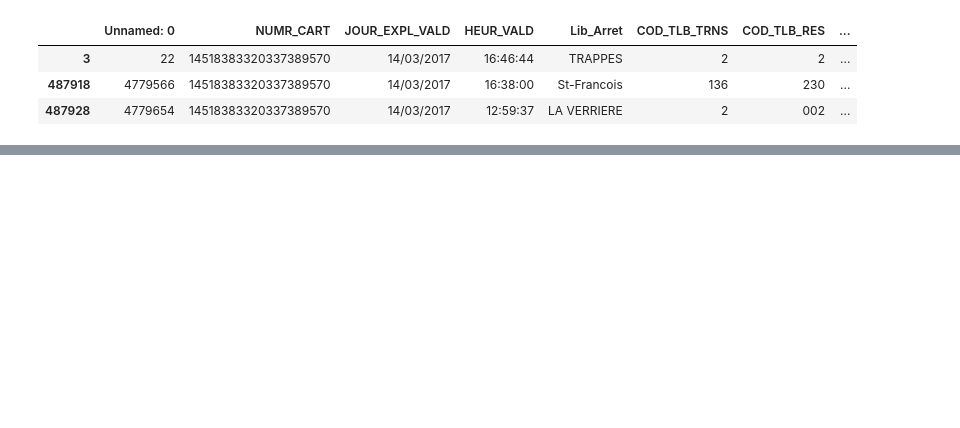
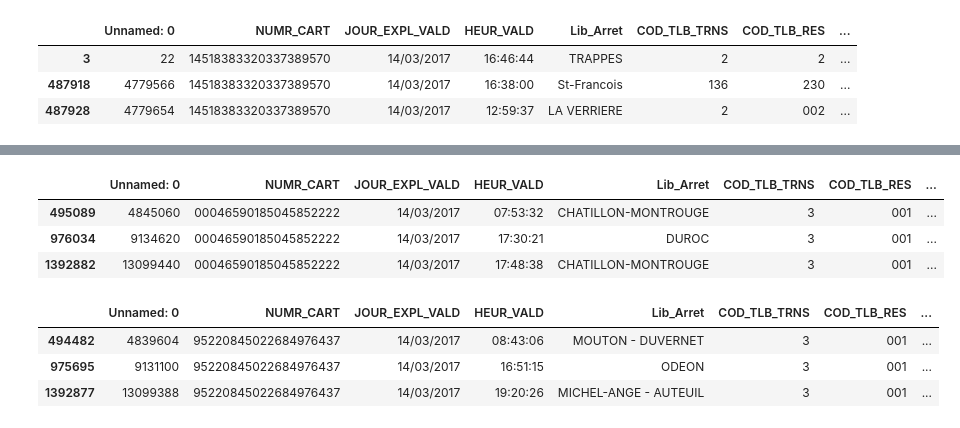
Before and after one commit to Leoyao87820984/Handle_AFC_data, a Jupyter notebook: Handle_AFC_individuel_3.ipynb, the cells around one changed output, grey strips where cells are left out. Saved outputs shown, nothing was run; the diff lists cells and outputs as text; code cells hidden in the pictures; blank space fills up the shorter version.

```diff
--- a/Handle_AFC_individuel_3.ipynb
+++ b/Handle_AFC_individuel_3.ipynb
@@ -72,0 +66,14 @@ data[data['NUMR_CART'] == '14518383320337389570']
+# %%
+data[data['NUMR_CART'] == '00046590185045852222']
+# %% [output]
+|  | Unnamed: 0 | NUMR_CART | JOUR_EXPL_VALD | HEUR_VALD | Lib_Arret | COD_TLB_TRNS | COD_TLB_RES | ... |
+| 495089 | 4845060 | 00046590185045852222 | 14/03/2017 | 07:53:32 | CHATILLON-MONTROUGE | 3 | 001 | ... |
+| 976034 | 9134620 | 00046590185045852222 | 14/03/2017 | 17:30:21 | DUROC | 3 | 001 | ... |
+| 1392882 | 13099440 | 00046590185045852222 | 14/03/2017 | 17:48:38 | CHATILLON-MONTROUGE | 3 | 001 | ... |
+# %%
+data[data['NUMR_CART'] == '95220845022684976437']
+# %% [output]
+|  | Unnamed: 0 | NUMR_CART | JOUR_EXPL_VALD | HEUR_VALD | Lib_Arret | COD_TLB_TRNS | COD_TLB_RES | ... |
+| 494482 | 4839604 | 95220845022684976437 | 14/03/2017 | 08:43:06 | MOUTON - DUVERNET | 3 | 001 | ... |
+| 975695 | 9131100 | 95220845022684976437 | 14/03/2017 | 16:51:15 | ODEON | 3 | 001 | ... |
+| 1392877 | 13099388 | 95220845022684976437 | 14/03/2017 | 19:20:26 | MICHEL-ANGE - AUTEUIL | 3 | 001 | ... |
```
Also changed, not shown: parts of 41 cells of this notebook, 1 other file.
